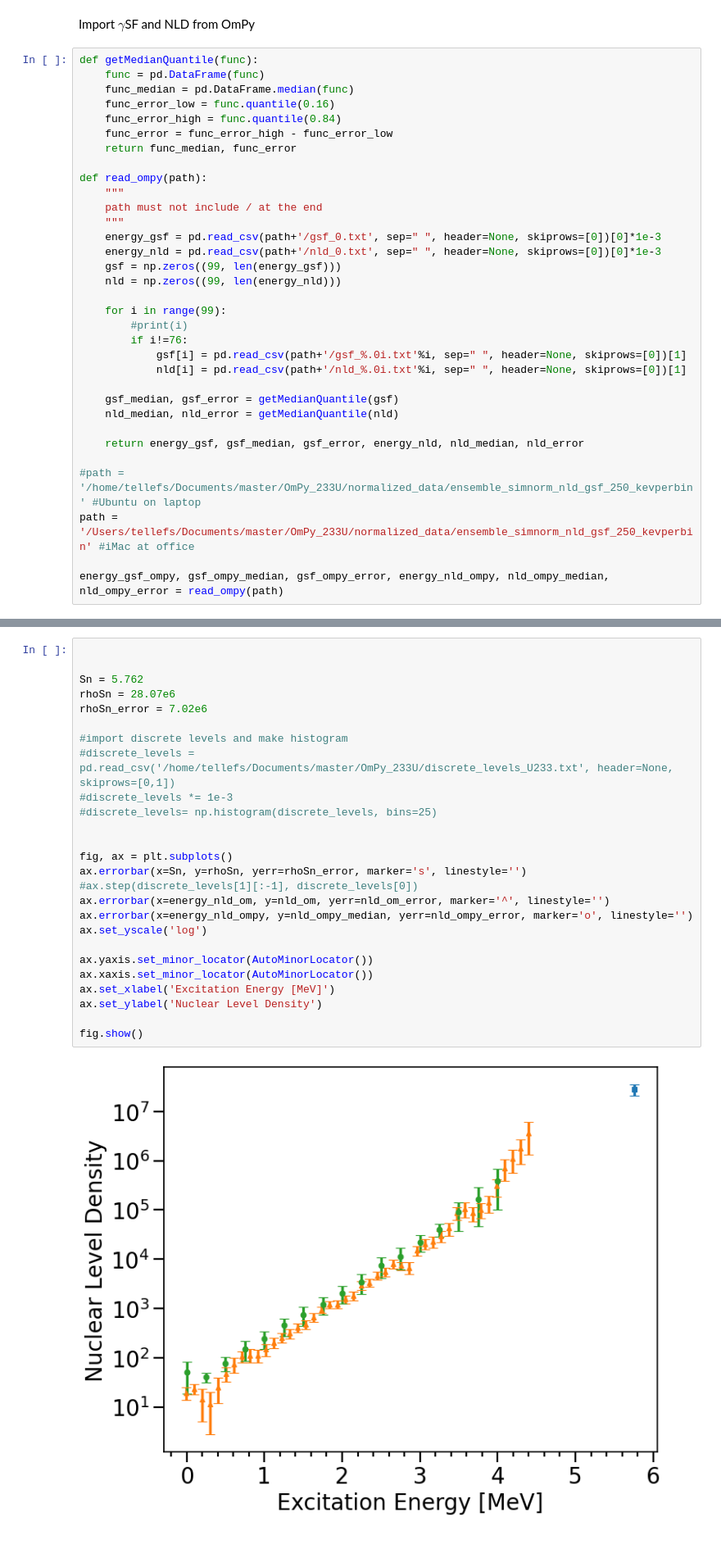
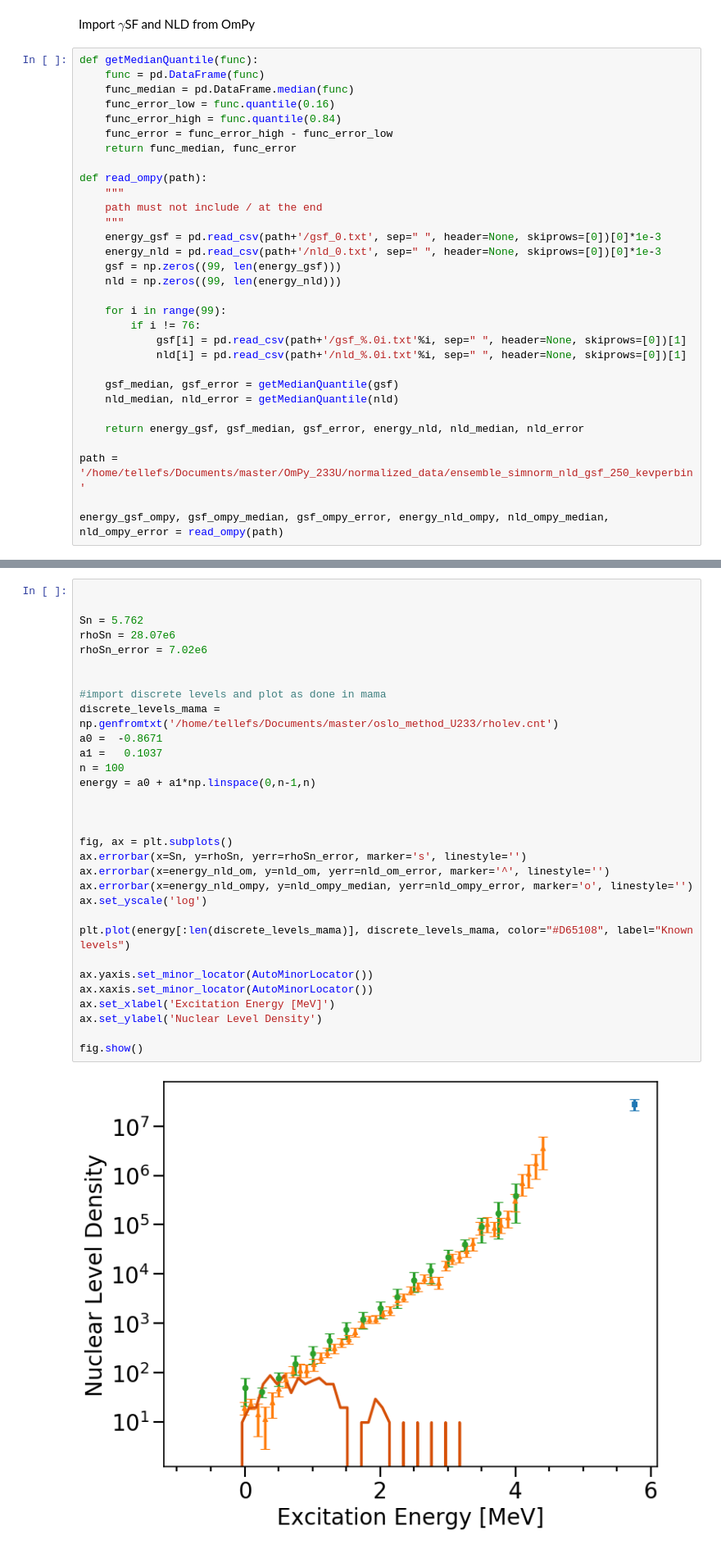
Before and after one commit to tellefs/MasterThesis, a Jupyter notebook: plotting/analysis_plots.ipynb, the cells around one changed output, grey strips where cells are left out. Shown at 82% size. Saved outputs shown, nothing was run; the diff lists cells and outputs as text.

```diff
--- a/plotting/analysis_plots.ipynb
+++ b/plotting/analysis_plots.ipynb
@@ -87,8 +88,7 @@ def read_ompy(path):
     nld = np.zeros((99, len(energy_nld)))
 
     for i in range(99):
-        #print(i)
-        if i!=76:
+        if i != 76:
             gsf[i] = pd.read_csv(path+'/gsf_%.0i.txt'%i, sep=" ", header=None, skiprows=[0])[1]
             nld[i] = pd.read_csv(path+'/nld_%.0i.txt'%i, sep=" ", header=None, skiprows=[0])[1]
 
@@ -97,7 +97,6 @@ def read_ompy(path):
 
     return energy_gsf, gsf_median, gsf_error, energy_nld, nld_median, nld_error
 
-#path = '/home/tellefs/Documents/master/OmPy_233U/normalized_data/ensemble_simnorm_nld_gsf_250_kevperbin' #Ubuntu on laptop
-path = '/Users/tellefs/Documents/master/OmPy_233U/normalized_data/ensemble_simnorm_nld_gsf_250_kevperbin' #iMac at office
+path = '/home/tellefs/Documents/master/OmPy_233U/normalized_data/ensemble_simnorm_nld_gsf_250_kevperbin'
 
 energy_gsf_ompy, gsf_ompy_median, gsf_ompy_error, energy_nld_ompy, nld_ompy_median, nld_ompy_error = read_ompy(path)
@@ -138,28 +153,33 @@ fig.show()
 # %%
 
 
 Sn = 5.762
 rhoSn = 28.07e6
 rhoSn_error = 7.02e6
 
-#import discrete levels and make histogram
-#discrete_levels = pd.read_csv('/home/tellefs/Documents/master/OmPy_233U/discrete_levels_U233.txt', header=None, skiprows=[0,1])
-#discrete_levels *= 1e-3
-#discrete_levels= np.histogram(discrete_levels, bins=25)
+
+#import discrete levels and plot as done in mama
+discrete_levels_mama = np.genfromtxt('/home/tellefs/Documents/master/oslo_method_U233/rholev.cnt')
+a0 =  -0.8671
+a1 =   0.1037
+n = 100
+energy = a0 + a1*np.linspace(0,n-1,n)
+
 
 
 fig, ax = plt.subplots()
 ax.errorbar(x=Sn, y=rhoSn, yerr=rhoSn_error, marker='s', linestyle='')
-#ax.step(discrete_levels[1][:-1], discrete_levels[0])
 ax.errorbar(x=energy_nld_om, y=nld_om, yerr=nld_om_error, marker='^', linestyle='')
 ax.errorbar(x=energy_nld_ompy, y=nld_ompy_median, yerr=nld_ompy_error, marker='o', linestyle='')
 ax.set_yscale('log')
+
+plt.plot(energy[:len(discrete_levels_mama)], discrete_levels_mama, color="#D65108", label="Known levels")
 
 ax.yaxis.set_minor_locator(AutoMinorLocator())
 ax.xaxis.set_minor_locator(AutoMinorLocator())
 ax.set_xlabel('Excitation Energy [MeV]')
 ax.set_ylabel('Nuclear Level Density')
 
 fig.show()
 # %% [output]
-[figure, old version]
+[figure, new version]
```
Also changed, not shown: parts of 7 cells of this notebook.
